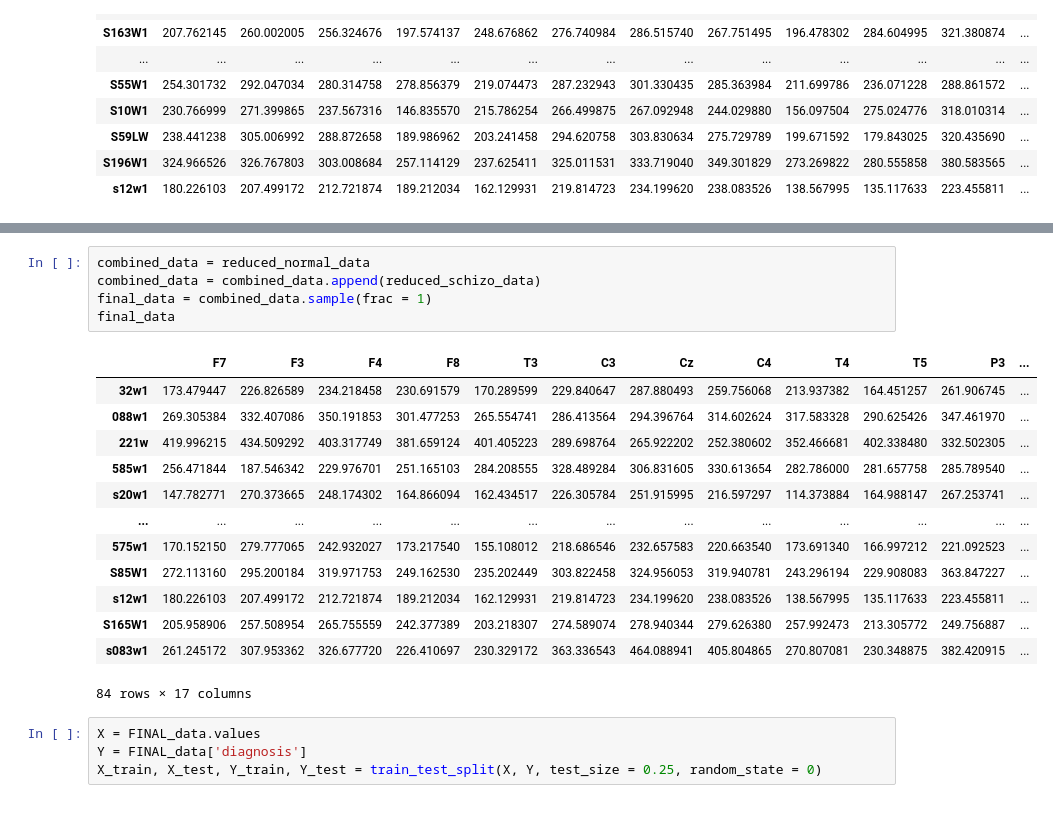
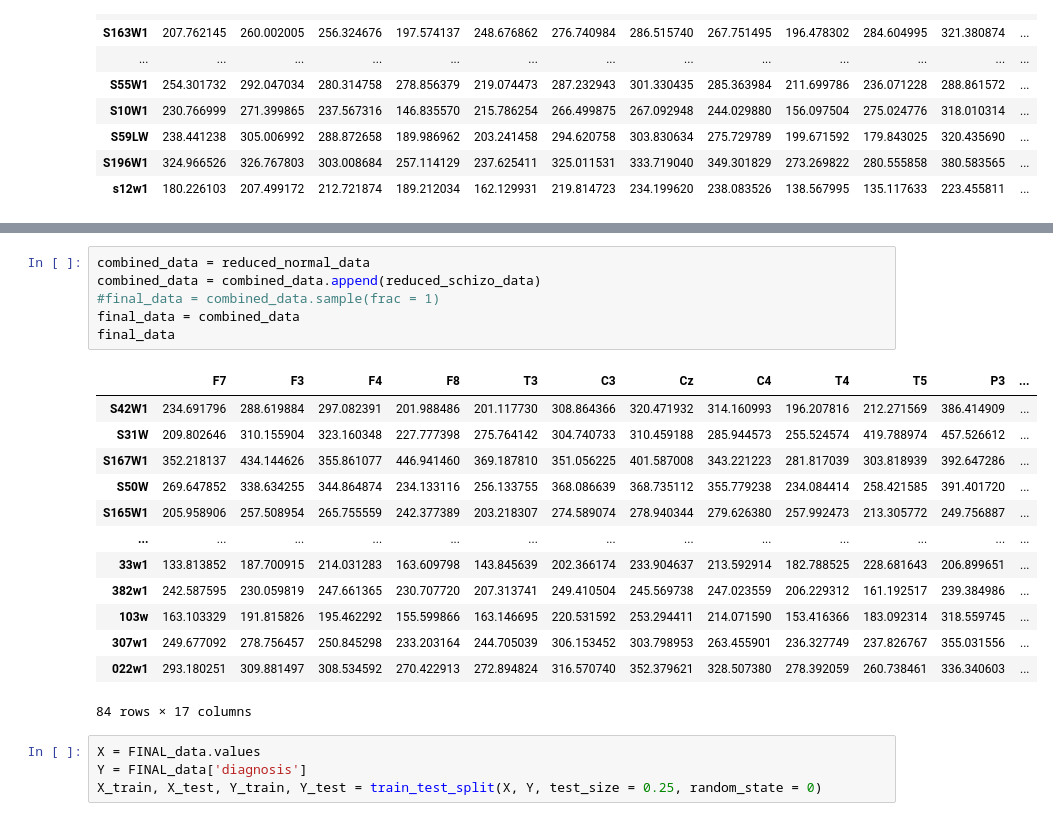
Before and after one commit to shreyamantri/rise2021, a Jupyter notebook: schizophrenia_ML.ipynb, the cells around one changed output, grey strips where cells are left out. Cells and saved outputs as stored; diff of their text form.

```diff
--- a/schizophrenia_ML.ipynb
+++ b/schizophrenia_ML.ipynb
@@ -149,21 +152,22 @@ reduced_schizo_data
 # %%
 combined_data = reduced_normal_data
 combined_data = combined_data.append(reduced_schizo_data)
-final_data = combined_data.sample(frac = 1)
+#final_data = combined_data.sample(frac = 1)
+final_data = combined_data
 final_data
 # %% [output]
 |  | F7 | F3 | F4 | F8 | T3 | C3 | Cz | C4 | T4 | T5 | P3 | ... |
-| 32w1 | 173.479447 | 226.826589 | 234.218458 | 230.691579 | 170.289599 | 229.840647 | 287.880493 | 259.756068 | 213.937382 | 164.451257 | 261.906745 | ... |
-| 088w1 | 269.305384 | 332.407086 | 350.191853 | 301.477253 | 265.554741 | 286.413564 | 294.396764 | 314.602624 | 317.583328 | 290.625426 | 347.461970 | ... |
-| 221w | 419.996215 | 434.509292 | 403.317749 | 381.659124 | 401.405223 | 289.698764 | 265.922202 | 252.380602 | 352.466681 | 402.338480 | 332.502305 | ... |
-| 585w1 | 256.471844 | 187.546342 | 229.976701 | 251.165103 | 284.208555 | 328.489284 | 306.831605 | 330.613654 | 282.786000 | 281.657758 | 285.789540 | ... |
-| s20w1 | 147.782771 | 270.373665 | 248.174302 | 164.866094 | 162.434517 | 226.305784 | 251.915995 | 216.597297 | 114.373884 | 164.988147 | 267.253741 | ... |
+| S42W1 | 234.691796 | 288.619884 | 297.082391 | 201.988486 | 201.117730 | 308.864366 | 320.471932 | 314.160993 | 196.207816 | 212.271569 | 386.414909 | ... |
+| S31W | 209.802646 | 310.155904 | 323.160348 | 227.777398 | 275.764142 | 304.740733 | 310.459188 | 285.944573 | 255.524574 | 419.788974 | 457.526612 | ... |
+| S167W1 | 352.218137 | 434.144626 | 355.861077 | 446.941460 | 369.187810 | 351.056225 | 401.587008 | 343.221223 | 281.817039 | 303.818939 | 392.647286 | ... |
+| S50W | 269.647852 | 338.634255 | 344.864874 | 234.133116 | 256.133755 | 368.086639 | 368.735112 | 355.779238 | 234.084414 | 258.421585 | 391.401720 | ... |
+| S165W1 | 205.958906 | 257.508954 | 265.755559 | 242.377389 | 203.218307 | 274.589074 | 278.940344 | 279.626380 | 257.992473 | 213.305772 | 249.756887 | ... |
 | ... | ... | ... | ... | ... | ... | ... | ... | ... | ... | ... | ... | ... |
-| 575w1 | 170.152150 | 279.777065 | 242.932027 | 173.217540 | 155.108012 | 218.686546 | 232.657583 | 220.663540 | 173.691340 | 166.997212 | 221.092523 | ... |
-| S85W1 | 272.113160 | 295.200184 | 319.971753 | 249.162530 | 235.202449 | 303.822458 | 324.956053 | 319.940781 | 243.296194 | 229.908083 | 363.847227 | ... |
-| s12w1 | 180.226103 | 207.499172 | 212.721874 | 189.212034 | 162.129931 | 219.814723 | 234.199620 | 238.083526 | 138.567995 | 135.117633 | 223.455811 | ... |
-| S165W1 | 205.958906 | 257.508954 | 265.755559 | 242.377389 | 203.218307 | 274.589074 | 278.940344 | 279.626380 | 257.992473 | 213.305772 | 249.756887 | ... |
-| s083w1 | 261.245172 | 307.953362 | 326.677720 | 226.410697 | 230.329172 | 363.336543 | 464.088941 | 405.804865 | 270.807081 | 230.348875 | 382.420915 | ... |
+| 33w1 | 133.813852 | 187.700915 | 214.031283 | 163.609798 | 143.845639 | 202.366174 | 233.904637 | 213.592914 | 182.788525 | 228.681643 | 206.899651 | ... |
+| 382w1 | 242.587595 | 230.059819 | 247.661365 | 230.707720 | 207.313741 | 249.410504 | 245.569738 | 247.023559 | 206.229312 | 161.192517 | 239.384986 | ... |
+| 103w | 163.103329 | 191.815826 | 195.462292 | 155.599866 | 163.146695 | 220.531592 | 253.294411 | 214.071590 | 153.416366 | 183.092314 | 318.559745 | ... |
+| 307w1 | 249.677092 | 278.756457 | 250.845298 | 233.203164 | 244.705039 | 306.153452 | 303.798953 | 263.455901 | 236.327749 | 237.826767 | 355.031556 | ... |
+| 022w1 | 293.180251 | 309.881497 | 308.534592 | 270.422913 | 272.894824 | 316.570740 | 352.379621 | 328.507380 | 278.392059 | 260.738461 | 336.340603 | ... |
 84 rows × 17 columns
 # %%
 X = FINAL_data.values
```
Also changed, not shown: parts of 19 cells of this notebook.
